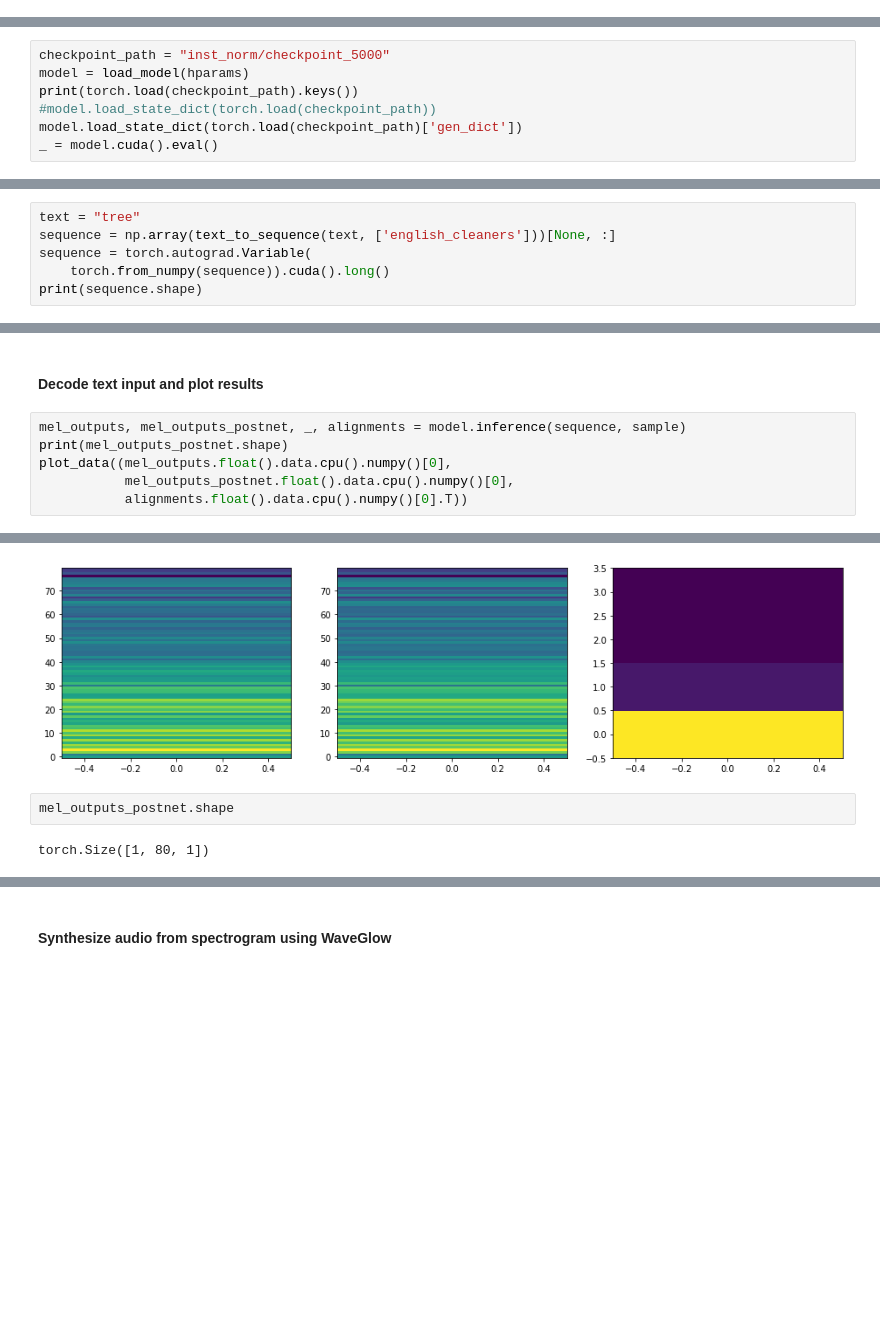
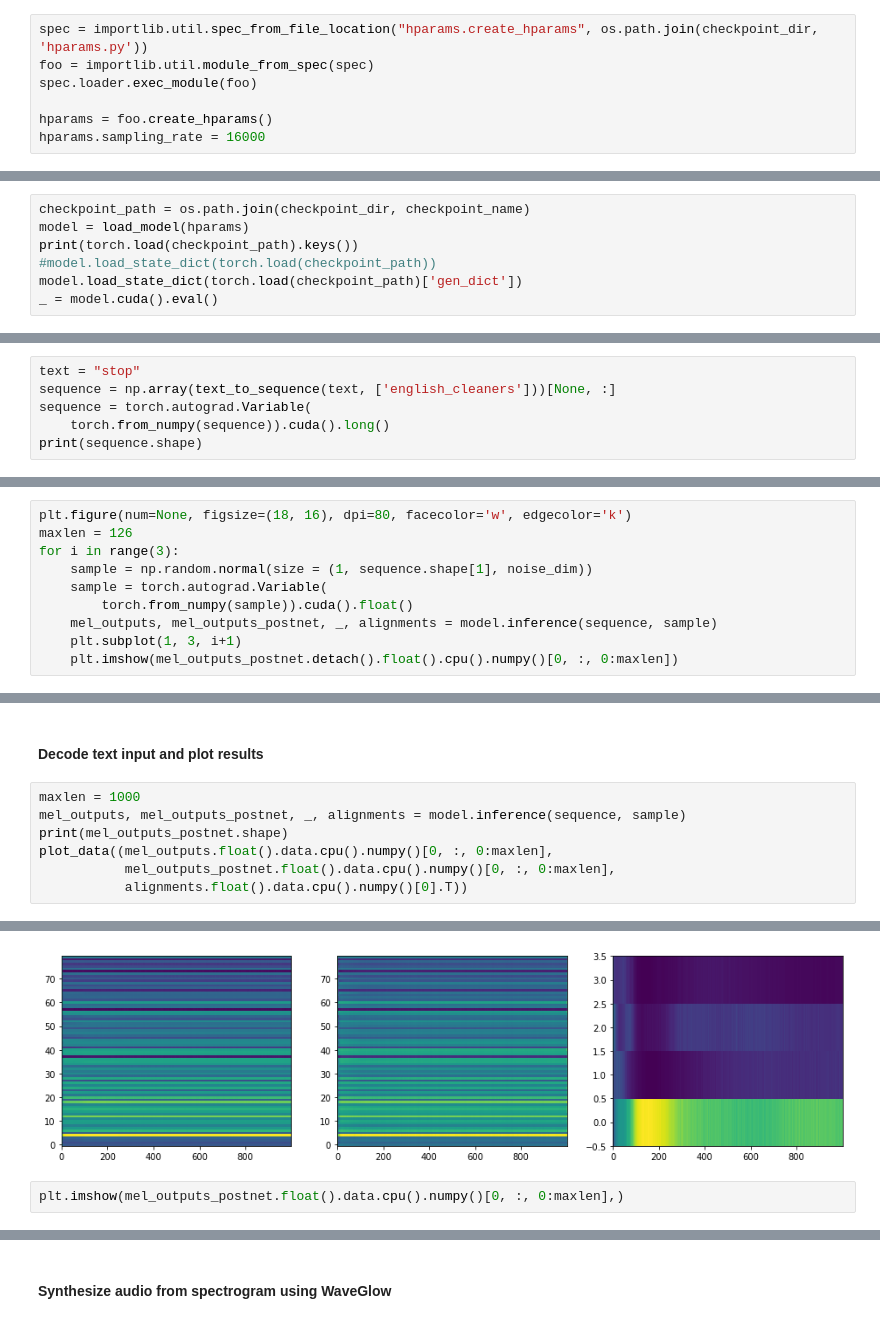
Before and after one commit to mkovalski/tacotron2, a Jupyter notebook: inference.ipynb, the cells around one changed output, grey strips where cells are left out. Saved outputs shown, nothing was run; the diff lists cells and outputs as text; blank space fills up the shorter version.

Commit message:
updates to model params

```diff
--- a/inference.ipynb
+++ b/inference.ipynb
@@ -34,2 +37,9 @@ hparams.sampling_rate = 16000
+# %%
+spec = importlib.util.spec_from_file_location("hparams.create_hparams", os.path.join(checkpoint_dir, 'hparams.py'))
+foo = importlib.util.module_from_spec(spec)
+spec.loader.exec_module(foo)
+
+hparams = foo.create_hparams()
+hparams.sampling_rate = 16000
 # %%
 noise_dim = hparams.noise_dim
@@ -36,7 +50,7 @@ noise_dim = hparams.noise_dim
 # %% [markdown]
 #### Load model from checkpoint
 # %%
-checkpoint_path = "inst_norm/checkpoint_5000"
+checkpoint_path = os.path.join(checkpoint_dir, checkpoint_name)
 model = load_model(hparams)
 print(torch.load(checkpoint_path).keys())
 #model.load_state_dict(torch.load(checkpoint_path))
@@ -55,7 +69,7 @@ for k in waveglow.convinv:
 # %% [markdown]
 #### Prepare text input
 # %%
-text = "tree"
+text = "stop"
 sequence = np.array(text_to_sequence(text, ['english_cleaners']))[None, :]
 sequence = torch.autograd.Variable(
     torch.from_numpy(sequence)).cuda().long()
@@ -70,0 +81,10 @@ sample = torch.autograd.Variable(
+# %%
+plt.figure(num=None, figsize=(18, 16), dpi=80, facecolor='w', edgecolor='k')
+maxlen = 126
+for i in range(3):
+    sample = np.random.normal(size = (1, sequence.shape[1], noise_dim))
+    sample = torch.autograd.Variable(
+        torch.from_numpy(sample)).cuda().float()
+    mel_outputs, mel_outputs_postnet, _, alignments = model.inference(sequence, sample)
+    plt.subplot(1, 3, i+1)
+    plt.imshow(mel_outputs_postnet.detach().float().cpu().numpy()[0, :, 0:maxlen])
@@ -71,9 +96,10 @@ sample = torch.autograd.Variable(
 # %% [markdown]
 #### Decode text input and plot results
 # %%
+maxlen = 1000
 mel_outputs, mel_outputs_postnet, _, alignments = model.inference(sequence, sample)
 print(mel_outputs_postnet.shape)
-plot_data((mel_outputs.float().data.cpu().numpy()[0],
-           mel_outputs_postnet.float().data.cpu().numpy()[0],
+plot_data((mel_outputs.float().data.cpu().numpy()[0, :, 0:maxlen],
+           mel_outputs_postnet.float().data.cpu().numpy()[0, :, 0:maxlen],
            alignments.float().data.cpu().numpy()[0].T))
 # %% [output]
@@ -81,5 +108,3 @@ torch.Size([1, 80, 1])
-[figure, old version]
+[figure, new version]
-# %%
-mel_outputs_postnet.shape
-# %% [output]
-torch.Size([1, 80, 1])
+# %%
+plt.imshow(mel_outputs_postnet.float().data.cpu().numpy()[0, :, 0:maxlen],)
```
Also changed, not shown: parts of 8 cells of this notebook, 3 other files.
